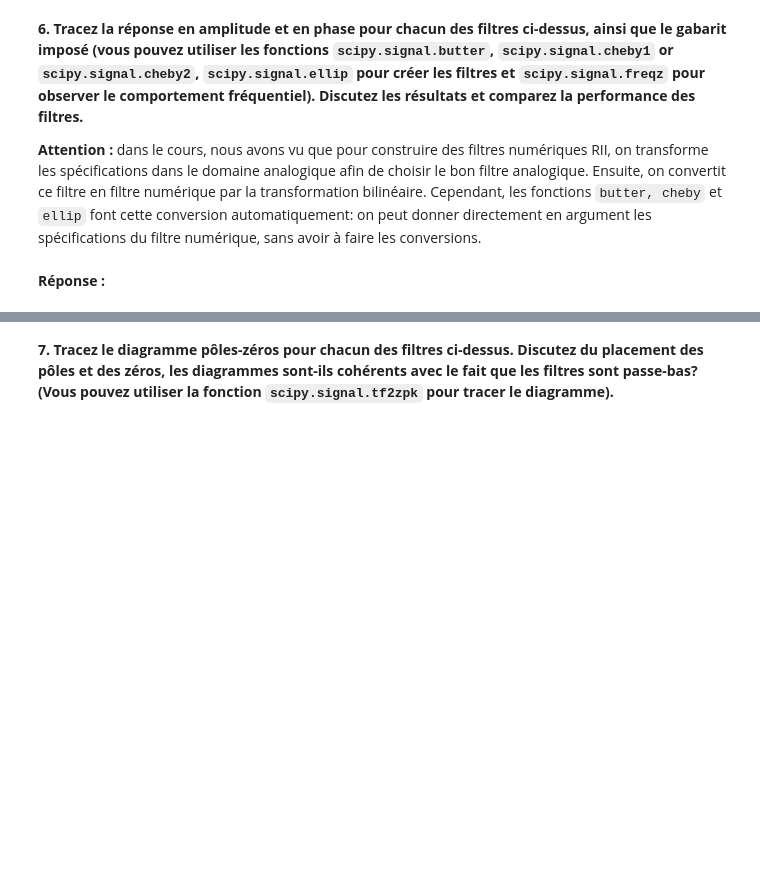
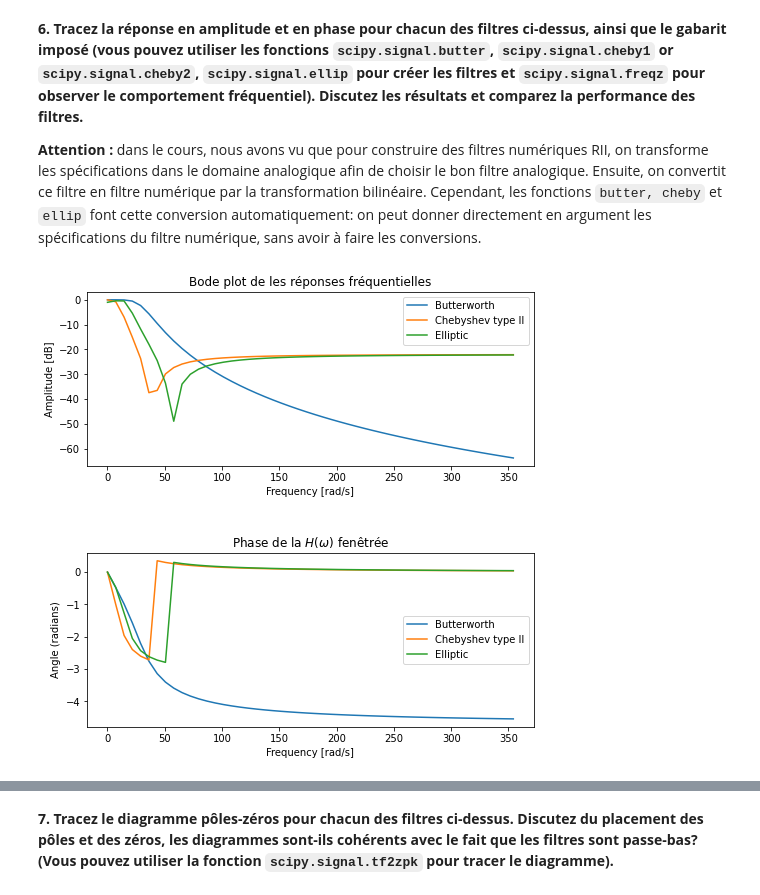
Before and after one commit to ArdenDiak/EE_350, a Jupyter notebook: Lab6/Lab6.ipynb, the cells around one changed output, grey strips where cells are left out. Drawn from its saved outputs; the diff is of its cells as text; code cells hidden in the pictures; blank space fills up the shorter version.

```diff
--- a/Lab6/Lab6.ipynb
+++ b/Lab6/Lab6.ipynb
@@ -82,2 +130,73 @@ Cependant, les fonctions `butter, cheby` et `ellip` font cette conversion automa
-# %% [markdown]
-**Réponse :**
+# %%
+def dB(x):
+    return 20 * np.log10(abs(x))
+
+def get_fft(x, f_e):
+    x_fft = np.fft.fft(x)
+    x_fft_freq = np.fft.fftfreq(len(x), 1/f_e)
+
+    x_fft = np.fft.fftshift(x_fft)
+    x_fft_freq = np.fft.fftshift(x_fft_freq)
+    return (x_fft, x_fft_freq)
+
+def resp_bode_plt(a_coeffs, b_coeffs, f_e, axs, filter_type):
+
+    #filter freq. and impulse responses
+
+    (w, H) = signal.freqz(b_coeffs, a_coeffs, 8192)
+    H_phase= np.unwrap(np.angle(H))
+#     H= np.fft.fftshift(H)
+
+
+#     H_phase= np.fft.fftshift(H_phase)
+
+#     w = np.fft.fftshift(np.fft.fftfreq(len(H), 1/f_e))
+
+#     #Normalize vectors to compare
+#     H = H / np.linalg.norm(H)
+#     H_phase = H_phase / np.linalg.norm(H_phase)
+
+    N= 50
+    M= 50
+    w *= F_e #convert to rad/s
+    axs[0].set_xlabel('Frequency [rad/s]')
+    axs[0].set_ylabel('Amplitude [dB]')
+    axs[0].set_title('Bode plot de les réponses fréquentielles')
+
+    axs[0].plot(w[:N], dB(H[:N]), label=filter_type)
+    axs[0].legend()
+
+    axs[1].set_xlabel('Frequency [rad/s]')
+    axs[1].set_ylabel('Angle (radians)',)
+    axs[1].set_title('Phase de la $H(\omega)$ fenêtrée')
+
+    axs[1].plot(w[:M], H_phase[:M], label=filter_type)
+    axs[1].legend()
+
+
+#Get filter characteristics
+wp = 0.4 * (2*np.pi)
+ws = 0.7 * (2*np.pi)
+
+d1 = 0.07943; # d1 <= -1dB  (passband ripple)
+d2 = 0.89125; # d2 <= -22dB (stopband ripple)
+F_e= 3000*2*np.pi
+
+[N,w_3dB]= signal.buttord(wp, ws, d1, d2, fs=F_e)
+[b_butter, a_butter] = signal.butter(3, w_3dB, fs=F_e)
+
+[b_cheby, a_cheby] = signal.cheby2(2, np.abs(-22.0), ws, fs=F_e)
+
+[N, wn]= signal.ellipord(wp, ws, d1, d2, fs=F_e)
+[b_ellip, a_ellip] = signal.ellip(2, np.abs(-1), np.abs(-22.0), wn, fs=F_e)
+
+fig, axs= plt.subplots(2,1, figsize=(8,8))
+fig.subplots_adjust(hspace = 0.5)
+
+#graph filter amplitude and phase responses
+resp_bode_plt(a_butter, b_butter, F_e, [axs[0],axs[1]], "Butterworth")
+resp_bode_plt(a_cheby, b_cheby, F_e, [axs[0],axs[1]], "Chebyshev type II")
+resp_bode_plt(a_ellip, b_ellip, F_e, [axs[0],axs[1]], "Elliptic")
+axs[0].avline(x=wp,)
+# %% [output]
+[figure, added]
```
Also changed, not shown: parts of 17 cells of this notebook.
